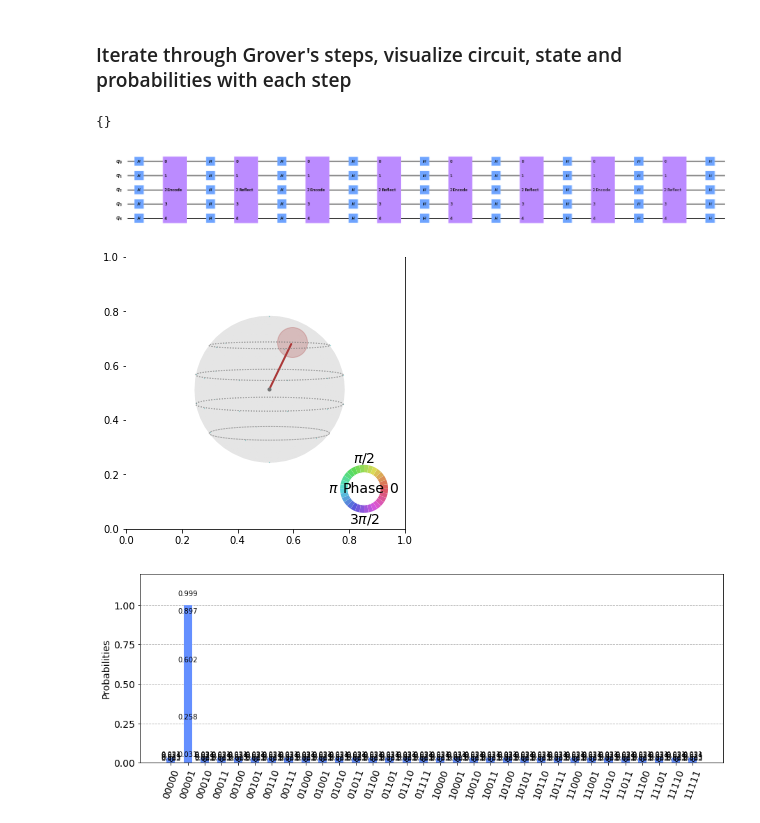
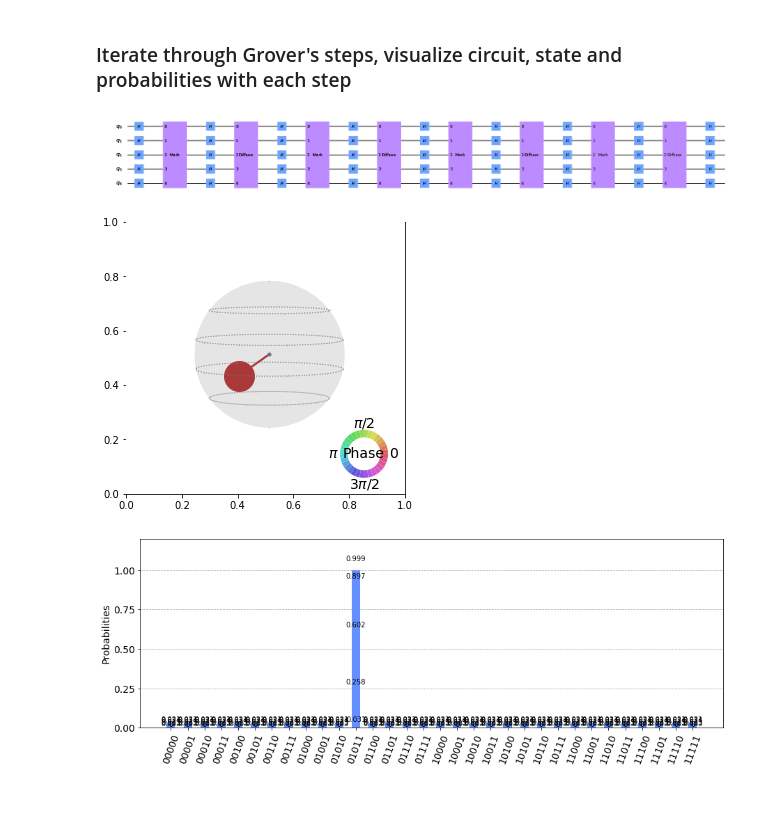
Before and after one commit to nguyenducnhaty/qiskit-terra, a Jupyter notebook: demo/Grover Interactive.ipynb, the cells around one changed output. Drawn from its saved outputs; the diff is of its cells as text; code cells hidden in the pictures.

Commit message:
update grover interactive

```diff
--- a/demo/Grover Interactive.ipynb
+++ b/demo/Grover Interactive.ipynb
@@ -11,19 +11,22 @@ IPython.OutputArea.prototype._should_scroll = function(lines) {
 import time
 import matplotlib.pyplot as plt
 from IPython import display
-def hold():
+def hold(circuit, state, counts, fig1, fig2, fig3):
+    circuit.draw(output='mpl', fold=100, ax=fig1.gca())
+    plot_state_qsphere(state, ax=fig2.gca())
+    plot_histogram(counts, ax=fig3.gca())
     display.display(fig1)
     display.display(fig2)
     display.display(fig3)
     display.clear_output(wait=True)
-    time.sleep(1.0)
+    time.sleep(2)
 # %% [markdown]
 ### Set up Grover's
 # %%
 import numpy as np
 from qiskit.circuit.library import Diagonal
 from qiskit import QuantumCircuit
-from qiskit.quantum_info import Statevector
+from qiskit.quantum_info import Statevector, Operator, DensityMatrix, ScalarOp
 from qiskit.visualization import plot_state_qsphere, plot_histogram
 from qiskit.converters import circuit_to_dag, dag_to_circuit
 
@@ -31,18 +34,18 @@ from qiskit.converters import circuit_to_dag, dag_to_circuit
 n = 5
 steps = int(np.sqrt(2**n))
 
-# Diagonal operators for encode and reflect
-encode_state = Statevector.from_label('00001')  # the state that induces a phase
-reflect_state = Statevector.from_label('00000')  # the state about which we reflect
-encode_circuit = Diagonal((-1)**encode_state.data)
-reflect_circuit = Diagonal((-1)**reflect_state.data)
+# Diagonal operators for mark and diffuse
+mark_state = Statevector.from_label('01011')
+diffuse_operator = 2 * DensityMatrix.from_label(n * '0') - Operator.from_label(n * 'I')
+mark_circuit = Diagonal((-1)**mark_state.data)  # circuit that induces a -1 phase on the mark_state
+diffuse_circuit = Diagonal(diffuse_operator.data.diagonal())  #  circuit that reflects about average = 2|0><0| - I
 # %%
 # A single Grover's step: encode + reflect
-encode_and_reflect = QuantumCircuit(n)
-all_qubits = encode_and_reflect.qubits
-encode_and_reflect.append(encode_circuit, all_qubits, label='Encode')
-encode_and_reflect.h(all_qubits)
-encode_and_reflect.append(reflect_circuit, all_qubits, label='Reflect')
-encode_and_reflect.h(all_qubits)
-print(encode_and_reflect)
+mark_and_diffuse = QuantumCircuit(n)
+all_qubits = mark_and_diffuse.qubits
+mark_and_diffuse.append(mark_circuit, all_qubits, label='Mark')
+mark_and_diffuse.h(all_qubits)
+mark_and_diffuse.append(diffuse_circuit, all_qubits, label='Diffuse')
+mark_and_diffuse.h(all_qubits)
+print(mark_and_diffuse)
 # %% [output]
@@ -62,34 +65,30 @@ q_4: ┤4        ├┤ H ├┤4         ├┤ H ├
 # %%
 %matplotlib inline
 
 # Draw and update 3 figures: circuit, state, probabilities
 fig1 = plt.figure(figsize=(12,5))
 fig2 = plt.figure(figsize=(5,5))
 fig3 = plt.figure(figsize=(15,5))
 
 # Build and analyze incrementally
 grover_circuit = QuantumCircuit(n)
 all_qubits = grover_circuit.qubits
 
 # First layer: Prepare uniform superposition
 grover_circuit.h(all_qubits)
 state = Statevector.from_label('+' * len(all_qubits))
 
 # Keep iterating to amplify the correct amplitude
 for step in range(steps):
     # visualize circuit, state, probabilities
-    grover_circuit.draw(output='mpl', fold=100, ax=fig1.gca())
-    plot_state_qsphere(state.data, ax=fig2.gca())
-    plot_histogram(state.probabilities_dict(), ax=fig3.gca())
-    hold()
+    hold(grover_circuit, state.data, state.probabilities_dict(), fig1, fig2, fig3)
 
     # step circuit
-    grover_circuit = grover_circuit.compose(encode_and_reflect)
+    grover_circuit = grover_circuit.compose(mark_and_diffuse)
 
     # step state
-    state = state.evolve(encode_and_reflect)
+    state = state.evolve(mark_and_diffuse)
 # %% [output]
-{}
 [figure]
-[figure, old version]
+[figure, new version]
-[figure, old version]
+[figure, new version]
```
Also changed, not shown: parts of 1 cell of this notebook.
